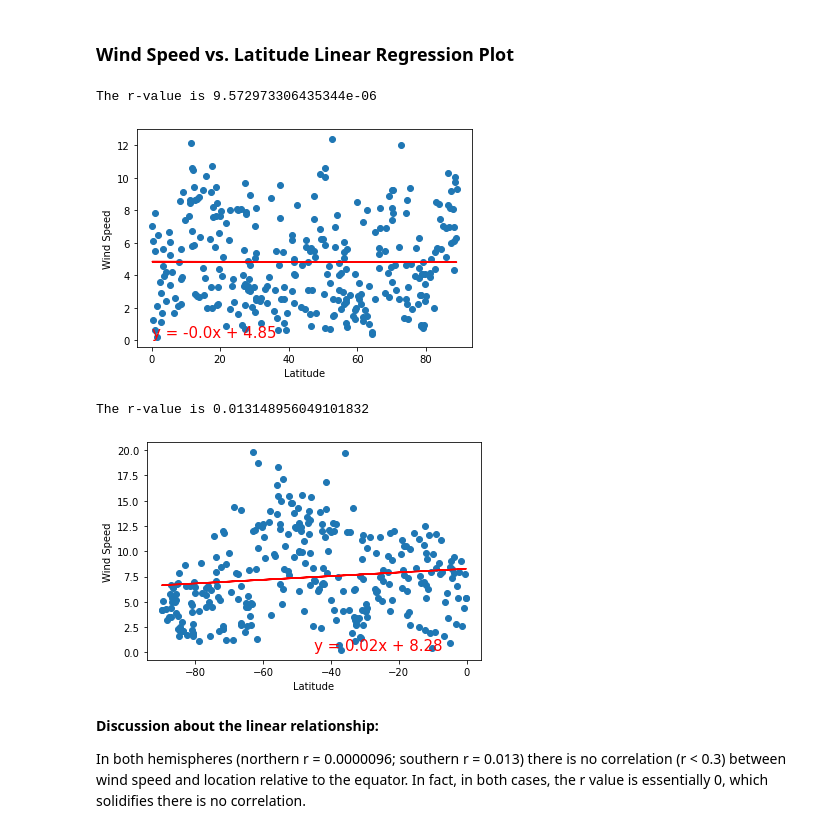
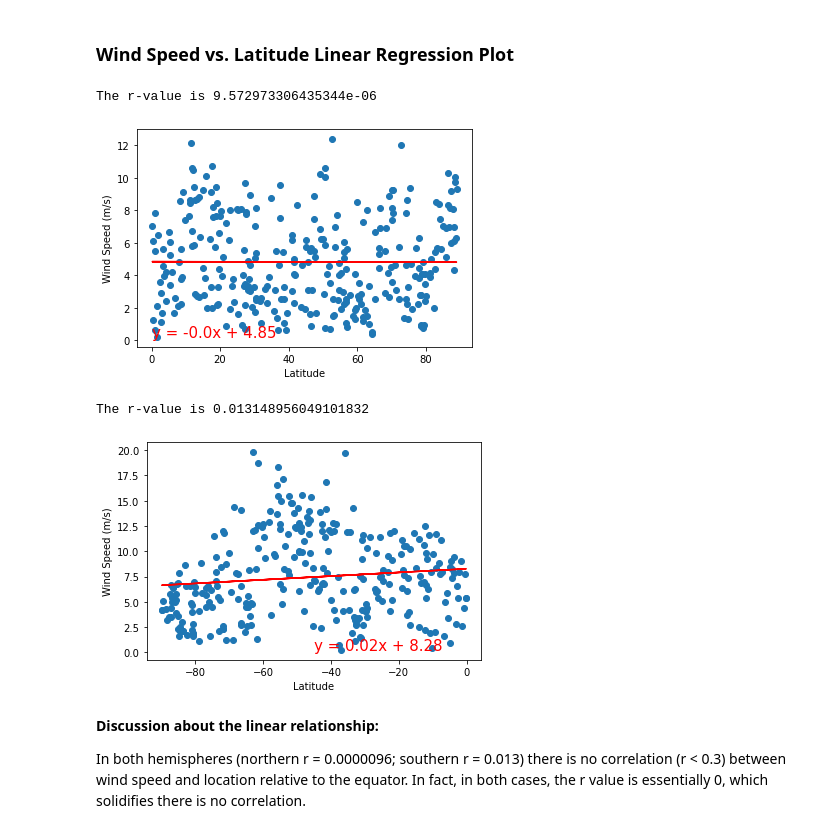
Before and after one commit to maswanwick/python-api-challenge, a Jupyter notebook: api_challenge/WeatherPy.ipynb, the cells around one changed output. Saved outputs shown, nothing was run; the diff lists cells and outputs as text; code cells hidden in the pictures.

```diff
--- a/api_challenge/WeatherPy.ipynb
+++ b/api_challenge/WeatherPy.ipynb
@@ -391,19 +391,19 @@ In both hemispheres (northern r = 0.05; southern r = 0.17) there is no or very w
 # %%
 # Northern Hemisphere
 x_values = northern_hemi_df['Lat']
 y_values = northern_hemi_df['Wind Speed']
-compute_and_plot_regression(x_values, y_values, "Latitude", "Wind Speed")
+compute_and_plot_regression(x_values, y_values, "Latitude", "Wind Speed (m/s)")
 # %% [output]
 The r-value is 9.572973306435344e-06
-[figure, old version]
+[figure, new version]
 # %%
 # Southern Hemisphere
 x_values = southern_hemi_df['Lat']
 y_values = southern_hemi_df['Wind Speed']
-compute_and_plot_regression(x_values, y_values, "Latitude", "Wind Speed")
+compute_and_plot_regression(x_values, y_values, "Latitude", "Wind Speed (m/s)")
 # %% [output]
 The r-value is 0.013148956049101832
-[figure, old version]
+[figure, new version]
 # %% [markdown]
 **Discussion about the linear relationship:**
 
```
Also changed, not shown: parts of 6 cells of this notebook.
